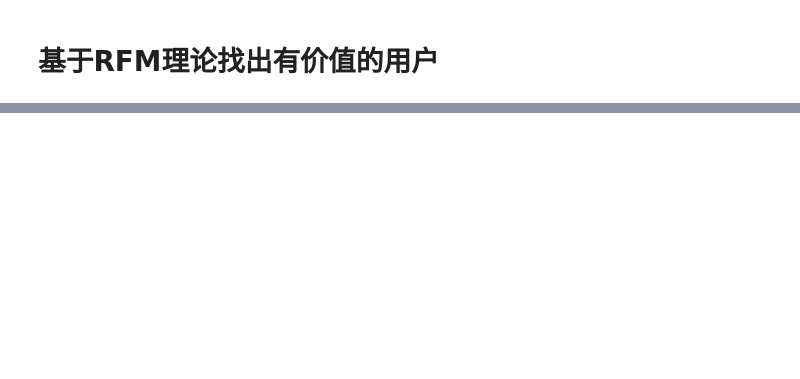
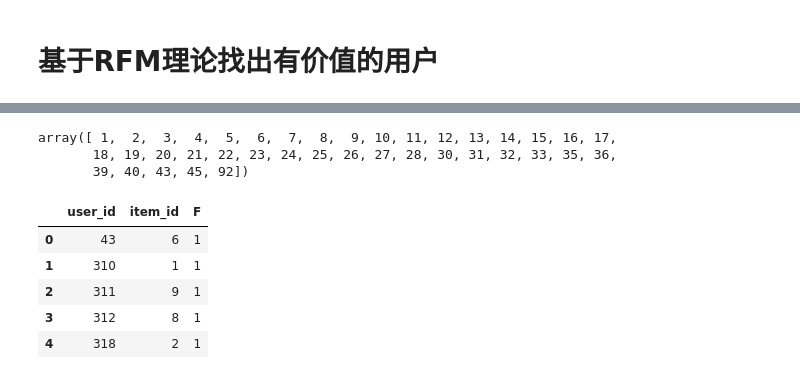
Before and after one commit to paxton615/Alibaba_UserBehavior_Analysis, a Jupyter notebook: drafts/AUBA_图表测试.ipynb, the cells around one changed output, grey strips where cells are left out. Cells and saved outputs as stored; diff of their text form; code cells hidden in the pictures; blank space fills up the shorter version.

```diff
--- a/drafts/AUBA_图表测试.ipynb
+++ b/drafts/AUBA_图表测试.ipynb
@@ -1031,0 +1049,6 @@ recent_buy.reset_index(inplace=True)
+# %%
+np.sort(shopping_lots.item_id.unique())
+# %% [output]
+array([ 1,  2,  3,  4,  5,  6,  7,  8,  9, 10, 11, 12, 13, 14, 15, 16, 17,
+       18, 19, 20, 21, 22, 23, 24, 25, 26, 27, 28, 30, 31, 32, 33, 35, 36,
+       39, 40, 43, 45, 92])
@@ -1032,2 +1062,9 @@ recent_buy.reset_index(inplace=True)
 # %%
-recent_buy.head()
+shopping_lots.head()
+# %% [output]
+|  | user_id | item_id | F |
+| 0 | 43 | 6 | 1 |
+| 1 | 310 | 1 | 1 |
+| 2 | 311 | 9 | 1 |
+| 3 | 312 | 8 | 1 |
+| 4 | 318 | 2 | 1 |
```
Also changed, not shown: parts of 58 cells of this notebook, 5 other files.
